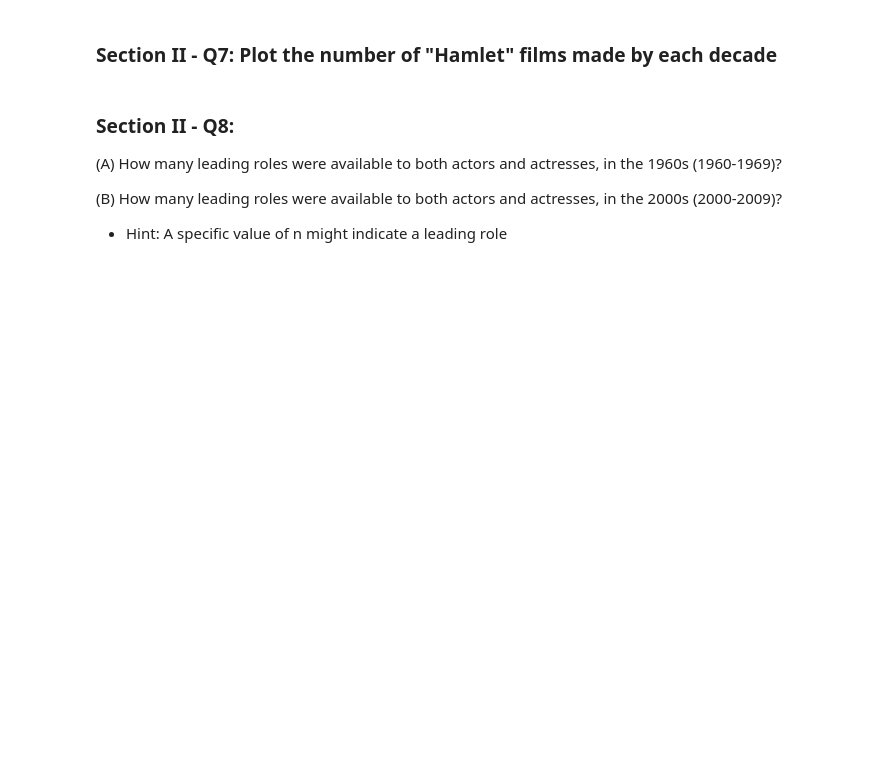
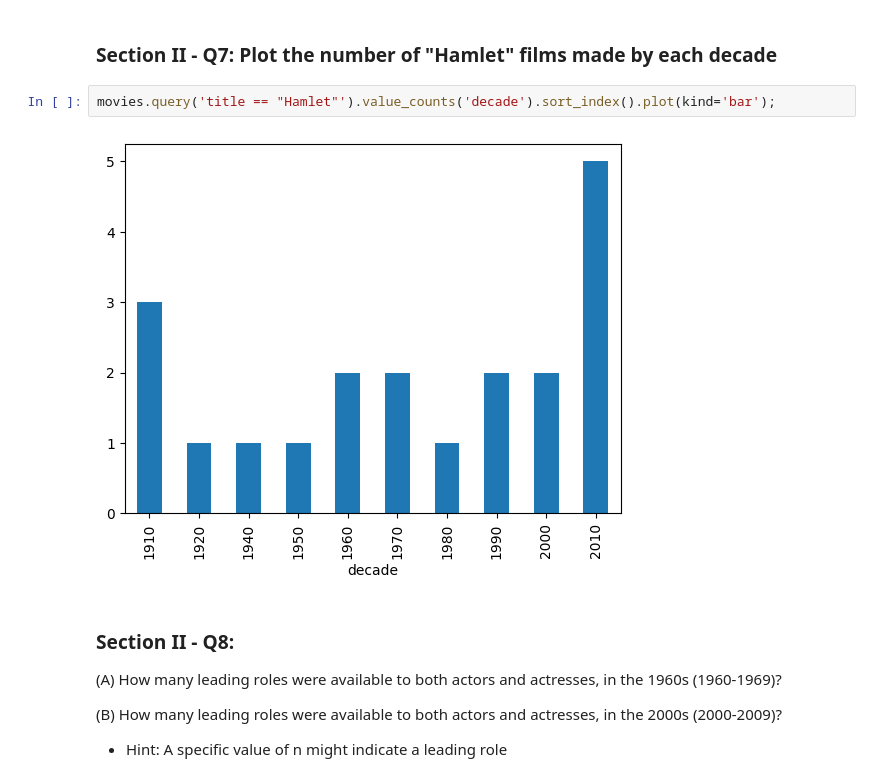
Before and after one commit to drewzemke/mle-mini-projects, a Jupyter notebook: mec-5.3.10-data-wranging-with-pandas-mini-project/Mini_Project_Data_Wrangling_Pandas.ipynb, the cells around one changed output. Drawn from its saved outputs; the diff is of its cells as text; blank space fills up the shorter version.

```diff
--- a/mec-5.3.10-data-wranging-with-pandas-mini-project/Mini_Project_Data_Wrangling_Pandas.ipynb
+++ b/mec-5.3.10-data-wranging-with-pandas-mini-project/Mini_Project_Data_Wrangling_Pandas.ipynb
@@ -396,5 +512,9 @@ top_ten.plot(kind='barh')
 # %% [markdown]
 ### Section II - Q7: Plot the number of "Hamlet" films made by each decade
+# %%
+movies.query('title == "Hamlet"').value_counts('decade').sort_index().plot(kind='bar');
+# %% [output]
+[figure, added]
 # %% [markdown]
 ### Section II - Q8:
 
```
Also changed, not shown: parts of 16 cells of this notebook.
